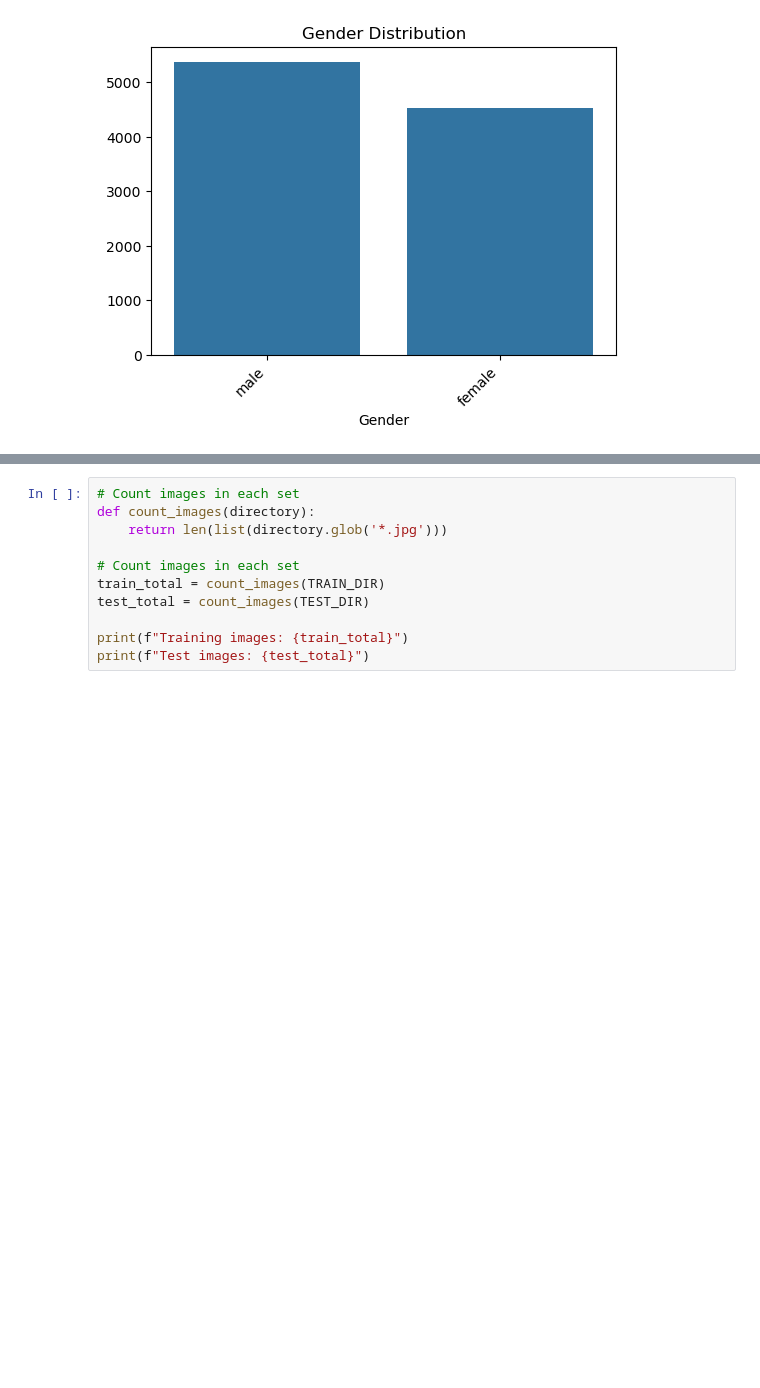
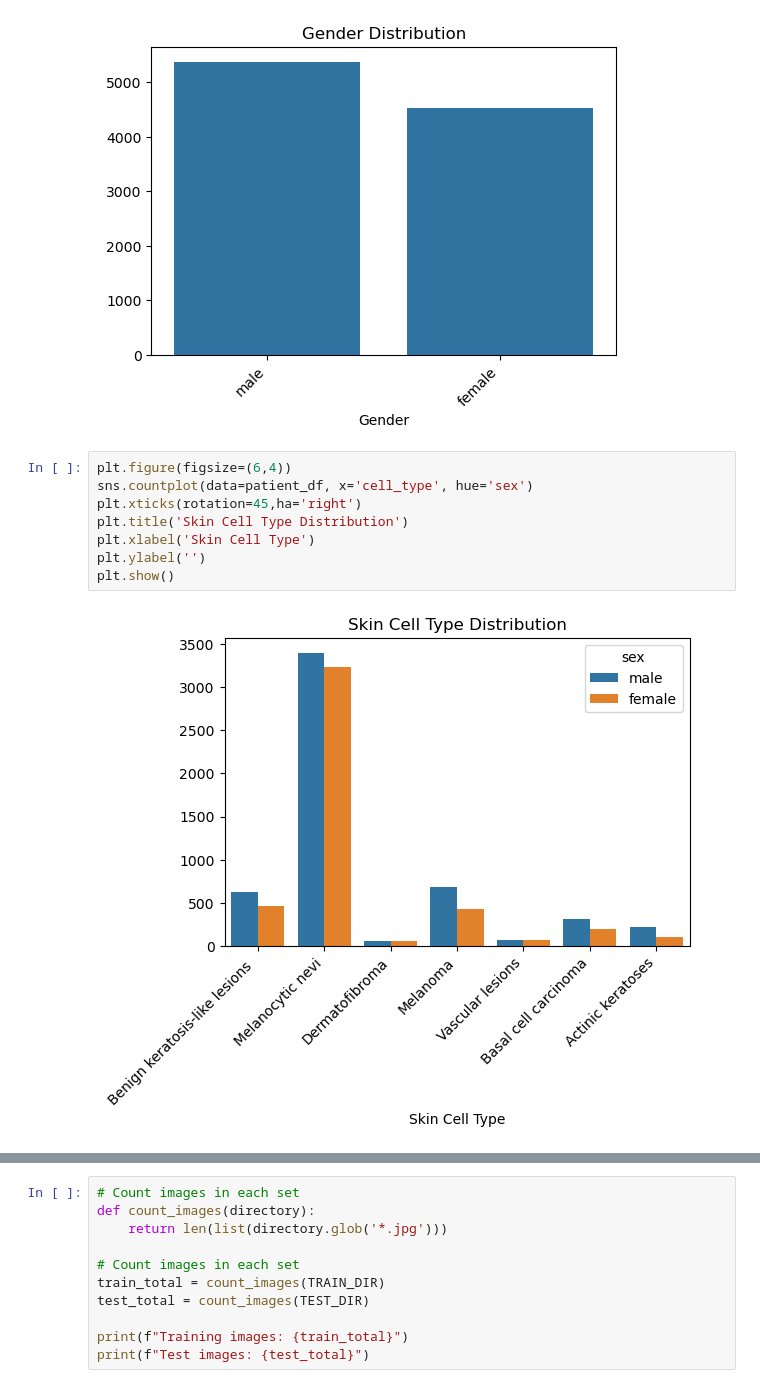
Before and after one commit to JiaLi35/ds-project, a Jupyter notebook: project.ipynb, the cells around one changed output, grey strips where cells are left out. Drawn from its saved outputs; the diff is of its cells as text; blank space fills up the shorter version.

```diff
--- a/project.ipynb
+++ b/project.ipynb
@@ -227,3 +232,13 @@ plt.ylabel('')
 plt.show()
 # %% [output]
 [figure]
+# %%
+plt.figure(figsize=(6,4))
+sns.countplot(data=patient_df, x='cell_type', hue='sex')
+plt.xticks(rotation=45,ha='right')
+plt.title('Skin Cell Type Distribution')
+plt.xlabel('Skin Cell Type')
+plt.ylabel('')
+plt.show()
+# %% [output]
+[figure, added]
```
Also changed, not shown: parts of 15 cells of this notebook.
